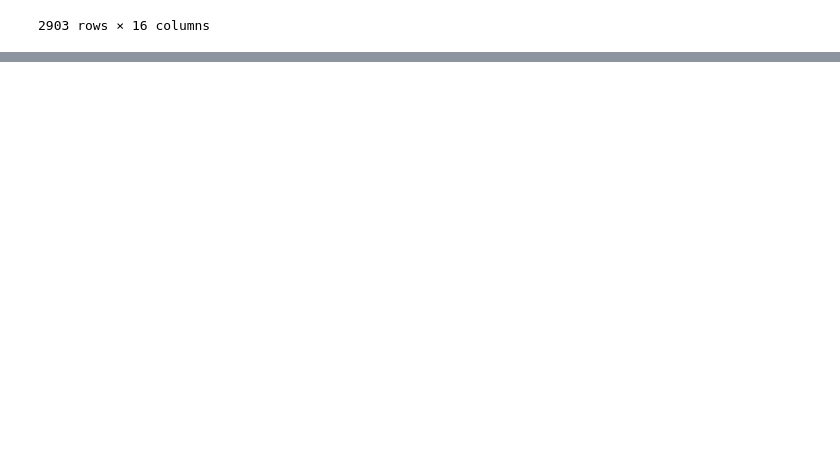
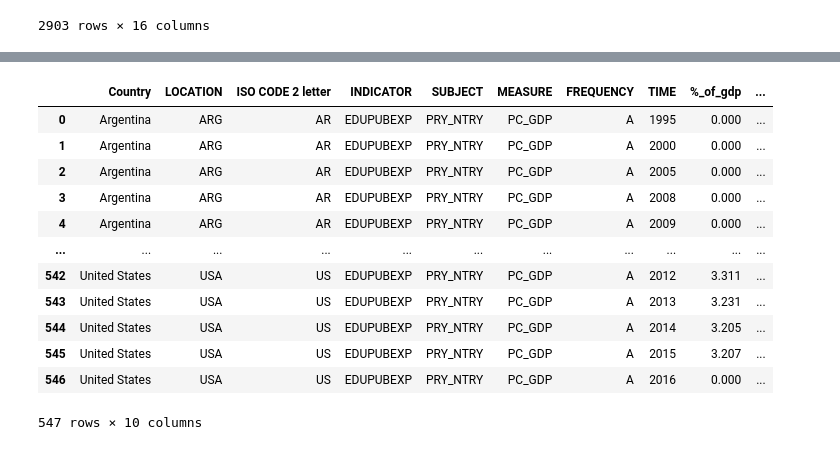
Before and after one commit to skumble27/final-project, a Jupyter notebook: dataextraction.ipynb, the cells around one changed output, grey strips where cells are left out. Drawn from its saved outputs; the diff is of its cells as text; code cells hidden in the pictures; blank space fills up the shorter version.

Commit message:
Extracting more Data

```diff
--- a/dataextraction.ipynb
+++ b/dataextraction.ipynb
@@ -547,0 +628,4 @@ outbound_tourism1.to_csv('cleaned_data/outboundtourismOECD.csv')
+# %%
+# Government Funding of Education
+education_spending = pd.read_csv('raw_data/DP_LIVE_19012021090738911.csv')
+education_spending
@@ -547,0 +646,4 @@ outbound_tourism1.to_csv('cleaned_data/outboundtourismOECD.csv')
+# %%
+# Replacing NaN Values with zero
+education_spending1 = education_spending.fillna(0)
+education_spending1
@@ -547,0 +664,3 @@ outbound_tourism1.to_csv('cleaned_data/outboundtourismOECD.csv')
+# %%
+education_spending2 = education_spending1.rename(columns={'Value':'%_of_gdp'})
+education_spending2
@@ -547,0 +681,18 @@ outbound_tourism1.to_csv('cleaned_data/outboundtourismOECD.csv')
+# %%
+# Merging the dataframe with the country names
+education_spending3 = pd.merge(country_df, education_spending2, on='LOCATION',how='inner')
+education_spending3
+# %% [output]
+|  | Country | LOCATION | ISO CODE 2 letter | INDICATOR | SUBJECT | MEASURE | FREQUENCY | TIME | %_of_gdp | ... |
+| 0 | Argentina | ARG | AR | EDUPUBEXP | PRY_NTRY | PC_GDP | A | 1995 | 0.000 | ... |
+| 1 | Argentina | ARG | AR | EDUPUBEXP | PRY_NTRY | PC_GDP | A | 2000 | 0.000 | ... |
+| 2 | Argentina | ARG | AR | EDUPUBEXP | PRY_NTRY | PC_GDP | A | 2005 | 0.000 | ... |
+| 3 | Argentina | ARG | AR | EDUPUBEXP | PRY_NTRY | PC_GDP | A | 2008 | 0.000 | ... |
+| 4 | Argentina | ARG | AR | EDUPUBEXP | PRY_NTRY | PC_GDP | A | 2009 | 0.000 | ... |
+| ... | ... | ... | ... | ... | ... | ... | ... | ... | ... | ... |
+| 542 | United States | USA | US | EDUPUBEXP | PRY_NTRY | PC_GDP | A | 2012 | 3.311 | ... |
+| 543 | United States | USA | US | EDUPUBEXP | PRY_NTRY | PC_GDP | A | 2013 | 3.231 | ... |
+| 544 | United States | USA | US | EDUPUBEXP | PRY_NTRY | PC_GDP | A | 2014 | 3.205 | ... |
+| 545 | United States | USA | US | EDUPUBEXP | PRY_NTRY | PC_GDP | A | 2015 | 3.207 | ... |
+| 546 | United States | USA | US | EDUPUBEXP | PRY_NTRY | PC_GDP | A | 2016 | 0.000 | ... |
+547 rows × 10 columns
```
Also changed, not shown: parts of 12 cells of this notebook, 7 other files.
